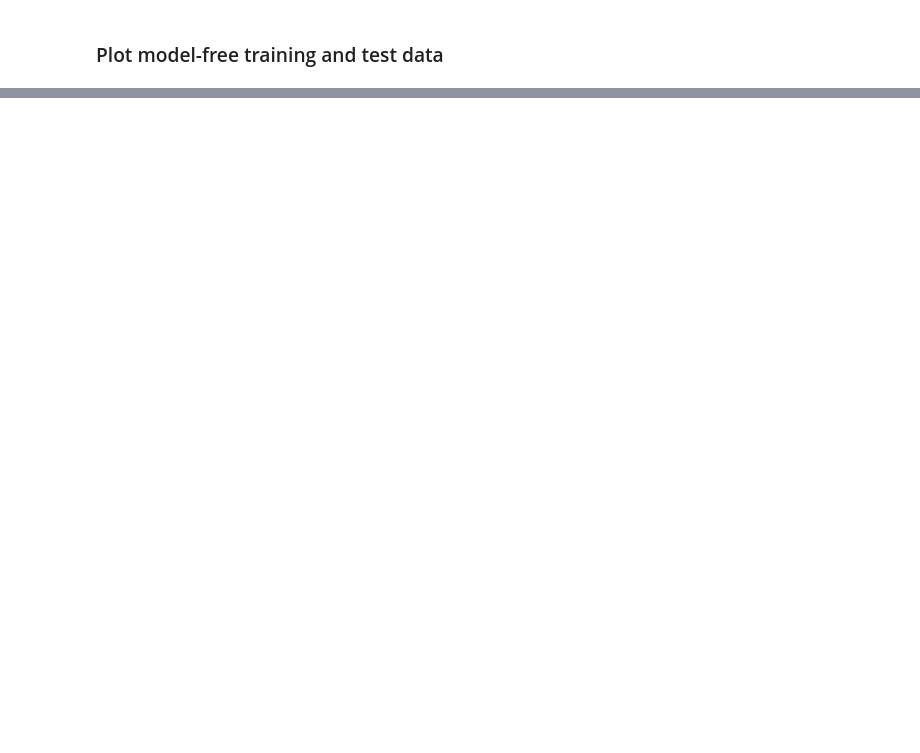
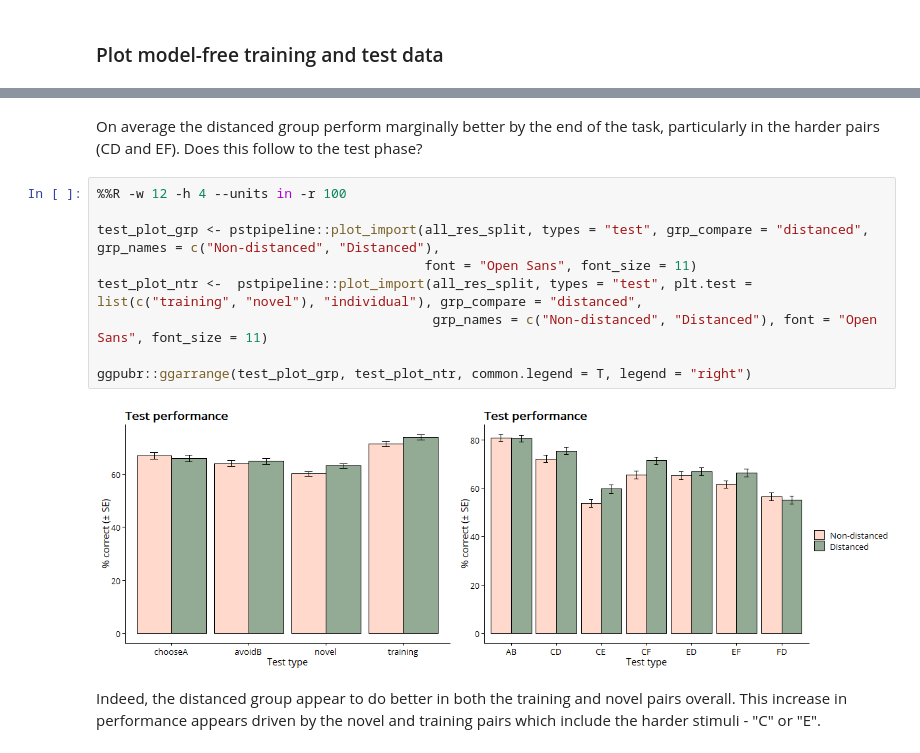
Before and after one commit to qdercon/pstpipeline, a Jupyter notebook: notebooks/data_cleaning_preparation.ipynb, the cells around one changed output, grey strips where cells are left out. Saved outputs shown, nothing was run; the diff lists cells and outputs as text; blank space fills up the shorter version.

```diff
--- a/notebooks/data_cleaning_preparation.ipynb
+++ b/notebooks/data_cleaning_preparation.ipynb
@@ -108,0 +123,15 @@ Scores for the "Compulsivity" factor seem relatively close to that seen in the s
+# %% [markdown]
+On average the distanced group perform marginally better by the end of the task, particularly in the harder pairs (CD and EF). Does this follow to the test phase?
+# %%
+%%R -w 12 -h 4 --units in -r 100
+
+test_plot_grp <- pstpipeline::plot_import(all_res_split, types = "test", grp_compare = "distanced", grp_names = c("Non-distanced", "Distanced"),
+                                          font = "Open Sans", font_size = 11)
+test_plot_ntr <-  pstpipeline::plot_import(all_res_split, types = "test", plt.test = list(c("training", "novel"), "individual"), grp_compare = "distanced",
+                                           grp_names = c("Non-distanced", "Distanced"), font = "Open Sans", font_size = 11)
+
+ggpubr::ggarrange(test_plot_grp, test_plot_ntr, common.legend = T, legend = "right")
+# %% [output]
+[figure, added]
+# %% [markdown]
+Indeed, the distanced group appear to do better in both the training and novel pairs overall. This increase in performance appears driven by the novel and training pairs which include the harder stimuli - "C" or "E".
```
Also changed, not shown: parts of 5 cells of this notebook, 2 other files.
